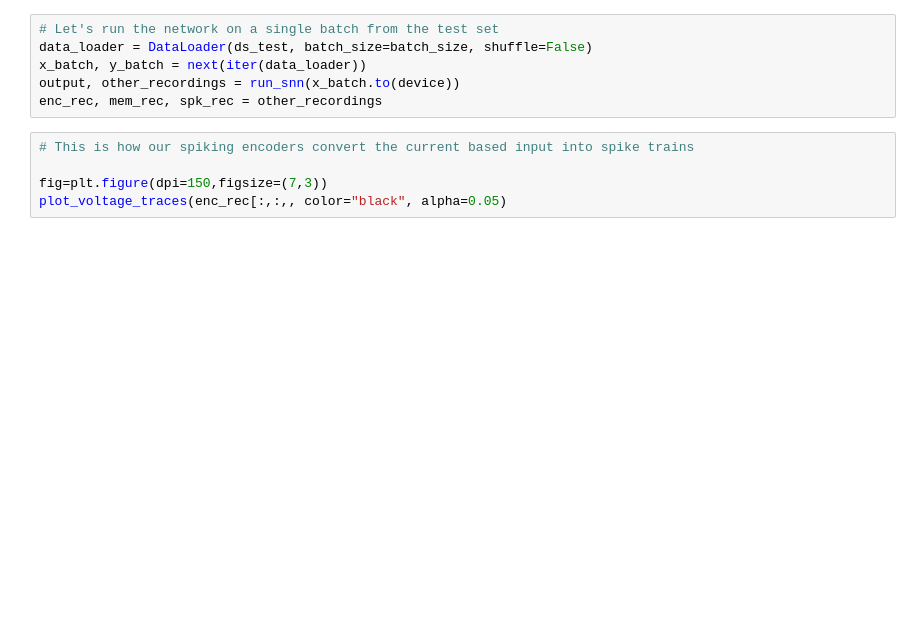
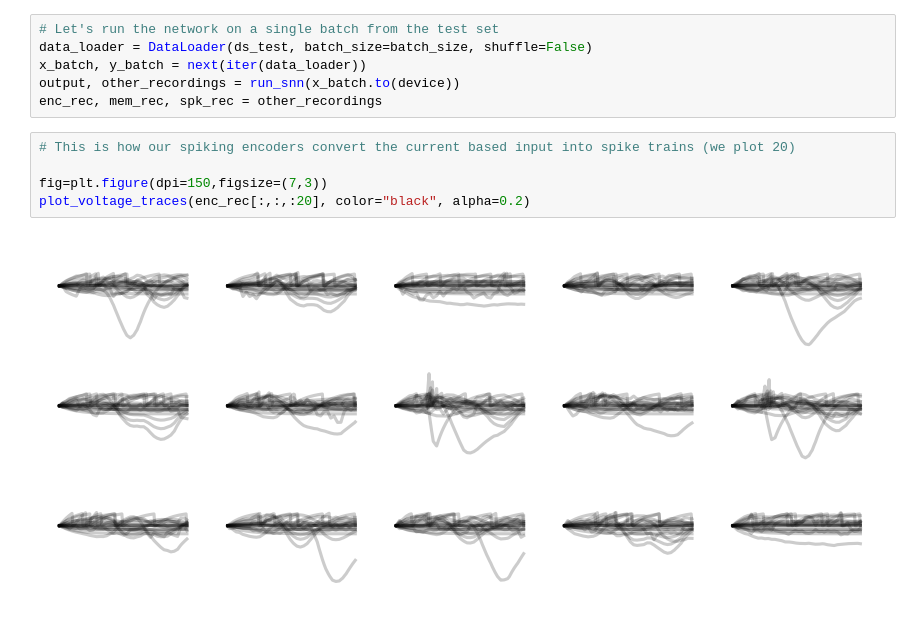
Before and after one commit to fzenke/spytorch, a Jupyter notebook: notebooks/SpyTorchTutorial5.ipynb, the cells around one changed output. Cells and saved outputs as stored; diff of their text form; blank space fills up the shorter version.

```diff
--- a/notebooks/SpyTorchTutorial5.ipynb
+++ b/notebooks/SpyTorchTutorial5.ipynb
@@ -354,10 +361,12 @@ x_batch, y_batch = next(iter(data_loader))
 output, other_recordings = run_snn(x_batch.to(device))
 enc_rec, mem_rec, spk_rec = other_recordings
 # %%
-# This is how our spiking encoders convert the current based input into spike trains
+# This is how our spiking encoders convert the current based input into spike trains (we plot 20)
 
 fig=plt.figure(dpi=150,figsize=(7,3))
-plot_voltage_traces(enc_rec[:,:,, color="black", alpha=0.05)
+plot_voltage_traces(enc_rec[:,:,:20], color="black", alpha=0.2)
+# %% [output]
+[figure, added]
 # %%
 # Let's take a look at the readout layer activity
 
```
Also changed, not shown: parts of 7 cells of this notebook.
